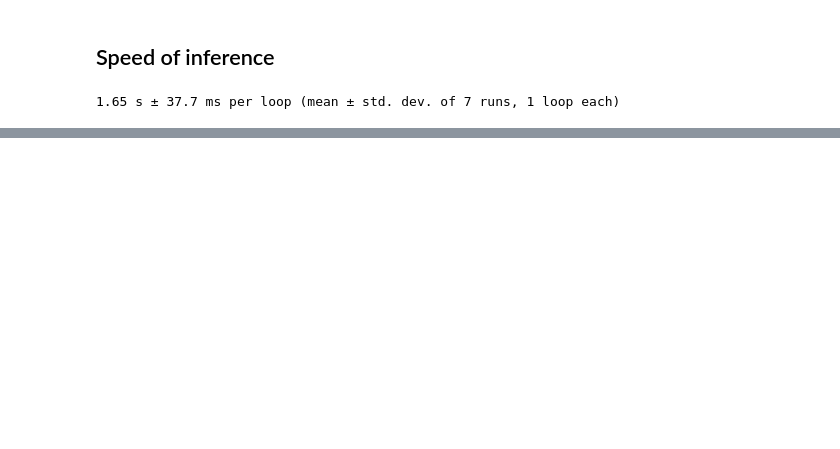
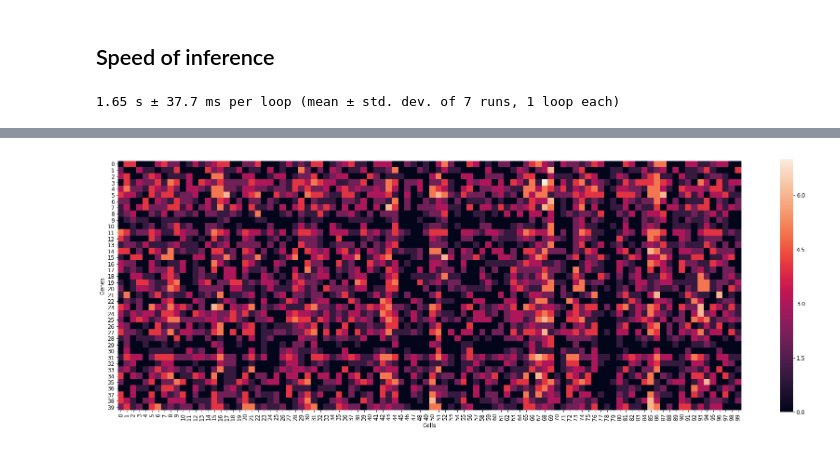
Before and after one commit to stefanradev93/cINN, a Jupyter notebook: seqRNA_cINN_Attention_Example.ipynb, the cells around one changed output, grey strips where cells are left out. Cells and saved outputs as stored; diff of their text form; code cells hidden in the pictures; blank space fills up the shorter version.

```diff
--- a/seqRNA_cINN_Attention_Example.ipynb
+++ b/seqRNA_cINN_Attention_Example.ipynb
@@ -290,0 +257,8 @@ np.sum(Xout)
+# %%
+f, ax = plt.subplots(1, 1, figsize=(30, 10))
+sns.heatmap(X_test[0].numpy().astype(np.int32), ax=ax, square=True)
+ax.set_ylabel('Genes')
+ax.set_xlabel('Cells')
+f.savefig("figures/Splatter_plot_multiple.png", dpi=600, bbox_inches='tight')
+# %% [output]
+[figure, added]
```
Also changed, not shown: parts of 10 cells of this notebook, 19 other files.
